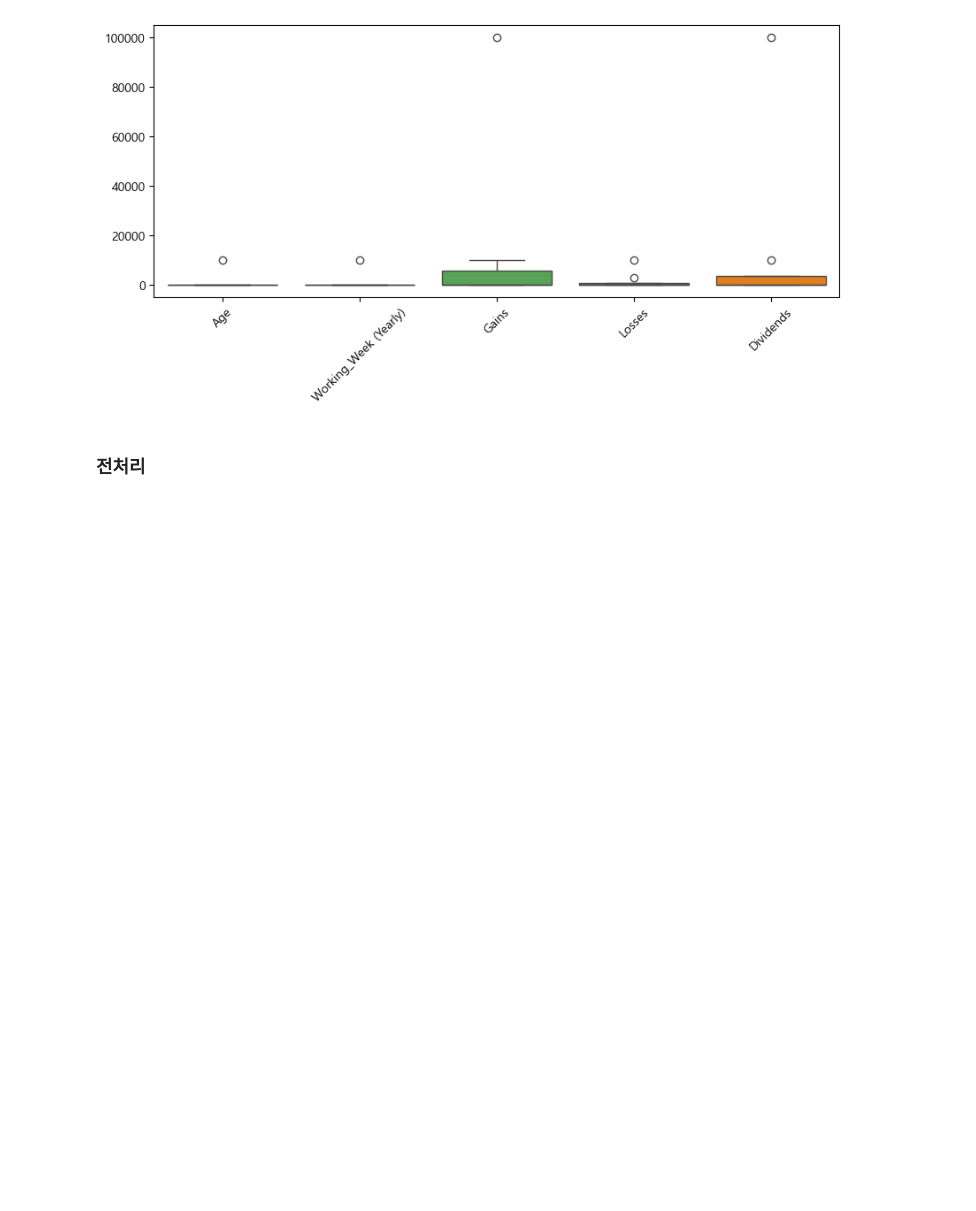
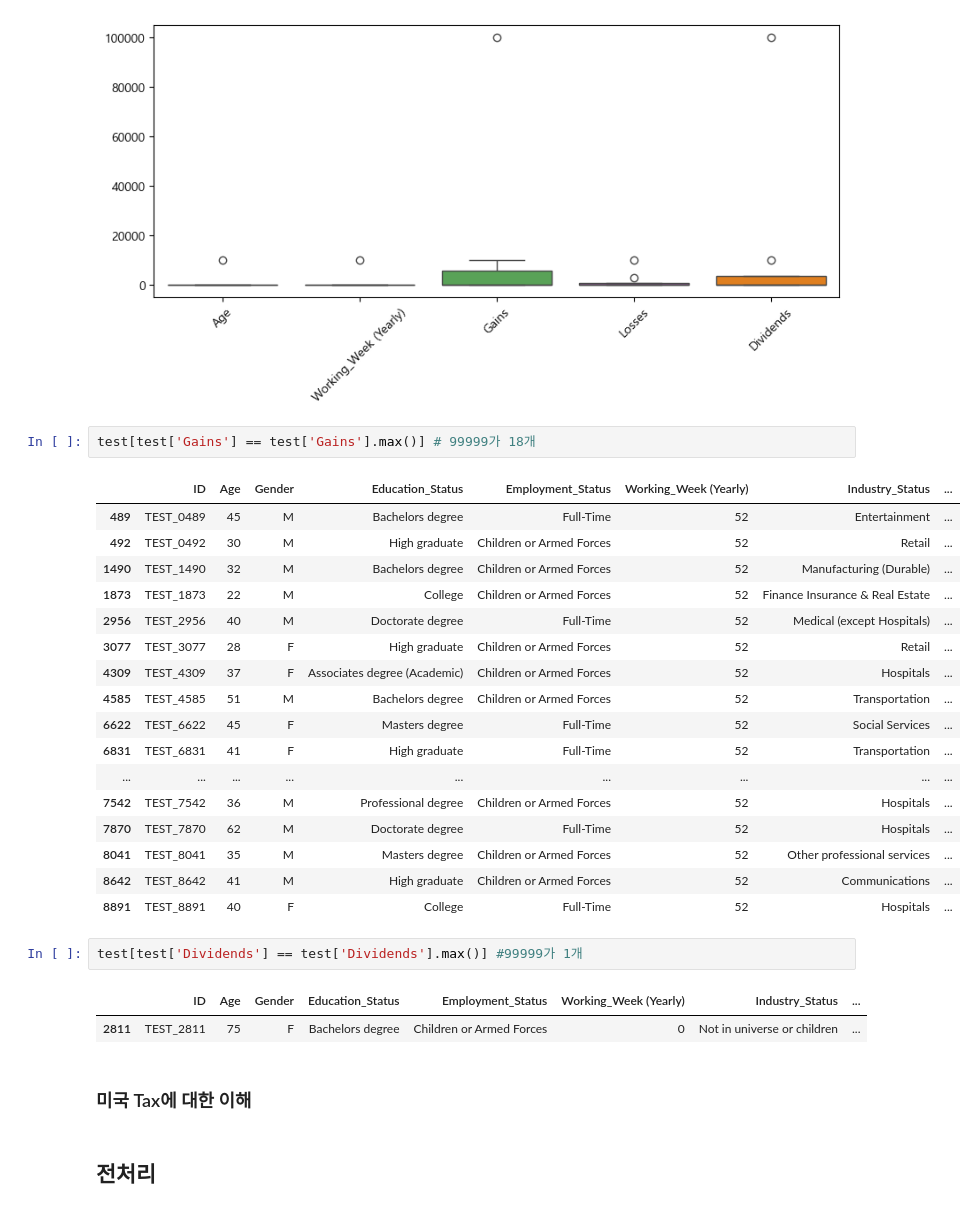
Before and after one commit to iamwhatimeantobe/predict_income, a Jupyter notebook: 1. EDA.ipynb, the cells around one changed output. Drawn from its saved outputs; the diff is of its cells as text; blank space fills up the shorter version.

```diff
--- a/1. EDA.ipynb
+++ b/1. EDA.ipynb
@@ -266,5 +424,32 @@ train
 eda_box(test.describe())
 # %% [output]
 [figure]
+# %%
+test[test['Gains'] == test['Gains'].max()] # 99999가 18개
+# %% [output]
+|  | ID | Age | Gender | Education_Status | Employment_Status | Working_Week (Yearly) | Industry_Status | ... |
+| 489 | TEST_0489 | 45 | M | Bachelors degree | Full-Time | 52 | Entertainment | ... |
+| 492 | TEST_0492 | 30 | M | High graduate | Children or Armed Forces | 52 | Retail | ... |
+| 1490 | TEST_1490 | 32 | M | Bachelors degree | Children or Armed Forces | 52 | Manufacturing (Durable) | ... |
+| 1873 | TEST_1873 | 22 | M | College | Children or Armed Forces | 52 | Finance Insurance & Real Estate | ... |
+| 2956 | TEST_2956 | 40 | M | Doctorate degree | Full-Time | 52 | Medical (except Hospitals) | ... |
+| 3077 | TEST_3077 | 28 | F | High graduate | Children or Armed Forces | 52 | Retail | ... |
+| 4309 | TEST_4309 | 37 | F | Associates degree (Academic) | Children or Armed Forces | 52 | Hospitals | ... |
+| 4585 | TEST_4585 | 51 | M | Bachelors degree | Children or Armed Forces | 52 | Transportation | ... |
+| 6622 | TEST_6622 | 45 | F | Masters degree | Full-Time | 52 | Social Services | ... |
+| 6831 | TEST_6831 | 41 | F | High graduate | Full-Time | 52 | Transportation | ... |
+| ... | ... | ... | ... | ... | ... | ... | ... | ... |
+| 7542 | TEST_7542 | 36 | M | Professional degree | Children or Armed Forces | 52 | Hospitals | ... |
+| 7870 | TEST_7870 | 62 | M | Doctorate degree | Full-Time | 52 | Hospitals | ... |
+| 8041 | TEST_8041 | 35 | M | Masters degree | Children or Armed Forces | 52 | Other professional services | ... |
+| 8642 | TEST_8642 | 41 | M | High graduate | Children or Armed Forces | 52 | Communications | ... |
+| 8891 | TEST_8891 | 40 | F | College | Full-Time | 52 | Hospitals | ... |
+# %%
+test[test['Dividends'] == test['Dividends'].max()] #99999가 1개
+# %% [output]
+|  | ID | Age | Gender | Education_Status | Employment_Status | Working_Week (Yearly) | Industry_Status | ... |
+| 2811 | TEST_2811 | 75 | F | Bachelors degree | Children or Armed Forces | 0 | Not in universe or children | ... |
+# %% [markdown]
+### 미국 Tax에 대한 이해
 # %% [markdown]
-### 전처리
+## 전처리
```
Also changed, not shown: parts of 62 cells of this notebook, 4 other files.
